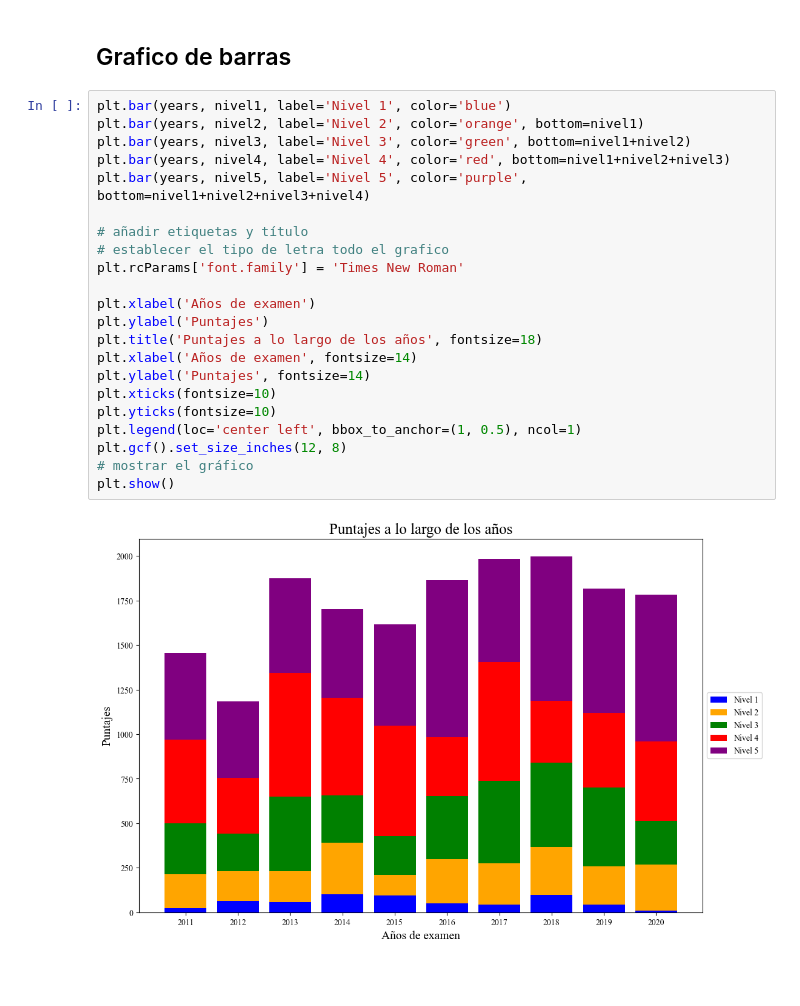
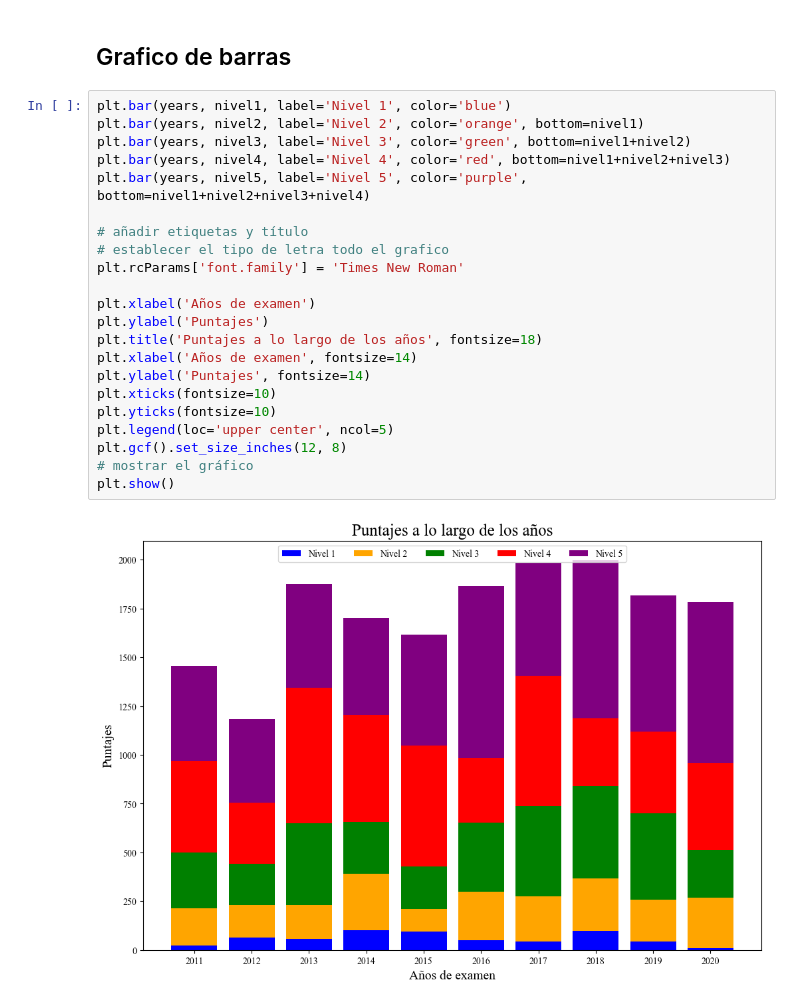
Before and after one commit to paranedagarcia/Data-Science, a Jupyter notebook: Visualizacion/Matplotlib.ipynb, the cells around one changed output. Saved outputs shown, nothing was run; the diff lists cells and outputs as text; blank space fills up the shorter version.

```diff
--- a/Visualizacion/Matplotlib.ipynb
+++ b/Visualizacion/Matplotlib.ipynb
@@ -109,24 +109,24 @@ plt.show()
 # %%
 plt.bar(years, nivel1, label='Nivel 1', color='blue')
 plt.bar(years, nivel2, label='Nivel 2', color='orange', bottom=nivel1)
 plt.bar(years, nivel3, label='Nivel 3', color='green', bottom=nivel1+nivel2)
 plt.bar(years, nivel4, label='Nivel 4', color='red', bottom=nivel1+nivel2+nivel3)
 plt.bar(years, nivel5, label='Nivel 5', color='purple', bottom=nivel1+nivel2+nivel3+nivel4)
 
 # añadir etiquetas y título
 # establecer el tipo de letra todo el grafico
 plt.rcParams['font.family'] = 'Times New Roman'
 
 plt.xlabel('Años de examen')
 plt.ylabel('Puntajes')
 plt.title('Puntajes a lo largo de los años', fontsize=18)
 plt.xlabel('Años de examen', fontsize=14)
 plt.ylabel('Puntajes', fontsize=14)
 plt.xticks(fontsize=10)
 plt.yticks(fontsize=10)
-plt.legend(loc='center left', bbox_to_anchor=(1, 0.5), ncol=1)
+plt.legend(loc='upper center', ncol=5)
 plt.gcf().set_size_inches(12, 8)
 # mostrar el gráfico
 plt.show()
 # %% [output]
-[figure, old version]
+[figure, new version]
```
